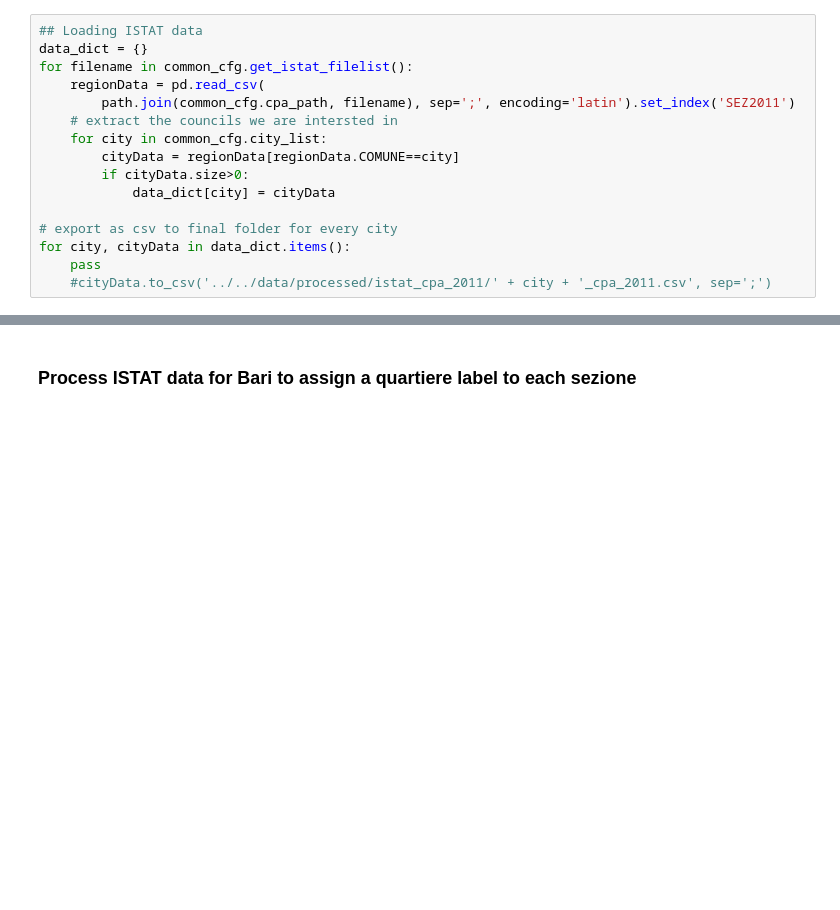
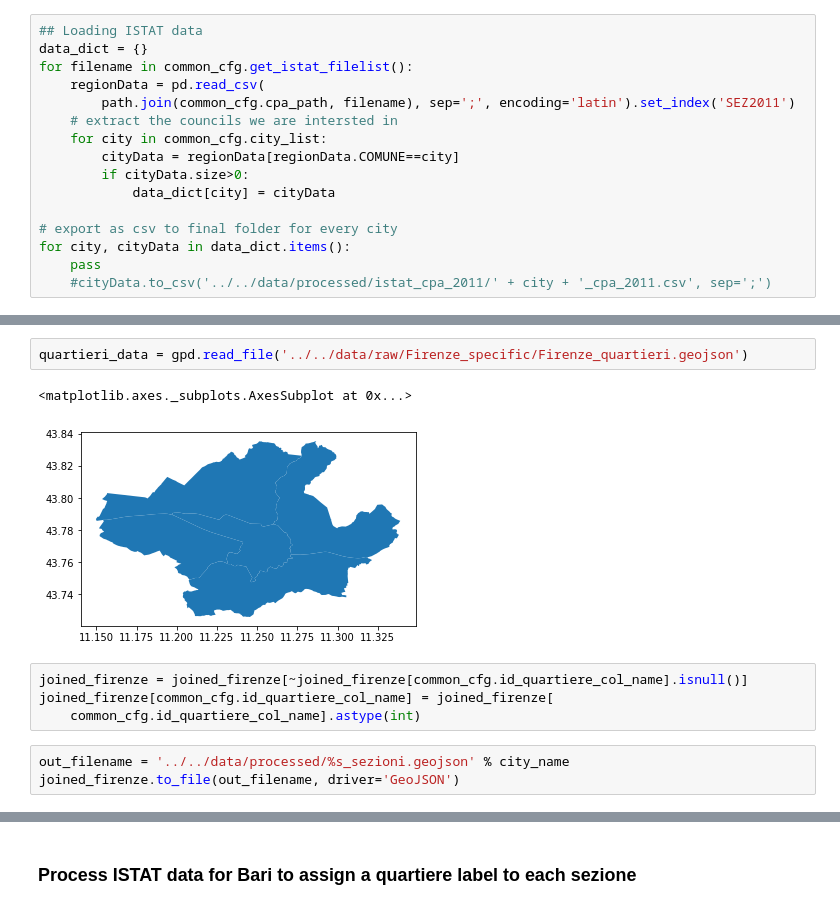
Before and after one commit to italia/daf-mappa-quartiere, a Jupyter notebook: notebooks/preprocessing/ISTATdata.ipynb, the cells around one changed output, grey strips where cells are left out. Drawn from its saved outputs; the diff is of its cells as text; blank space fills up the shorter version.

```diff
--- a/notebooks/preprocessing/ISTATdata.ipynb
+++ b/notebooks/preprocessing/ISTATdata.ipynb
@@ -38,0 +94,12 @@ for city, cityData in data_dict.items():
+# %%
+quartieri_data = gpd.read_file('../../data/raw/Firenze_specific/Firenze_quartieri.geojson')
+# %% [output]
+<matplotlib.axes._subplots.AxesSubplot at 0x...>
+[figure, added]
+# %%
+joined_firenze = joined_firenze[~joined_firenze[common_cfg.id_quartiere_col_name].isnull()]
+joined_firenze[common_cfg.id_quartiere_col_name] = joined_firenze[
+    common_cfg.id_quartiere_col_name].astype(int)
+# %%
+out_filename = '../../data/processed/%s_sezioni.geojson' % city_name
+joined_firenze.to_file(out_filename, driver='GeoJSON')
```
Also changed, not shown: parts of 7 cells of this notebook, 2 other files.
